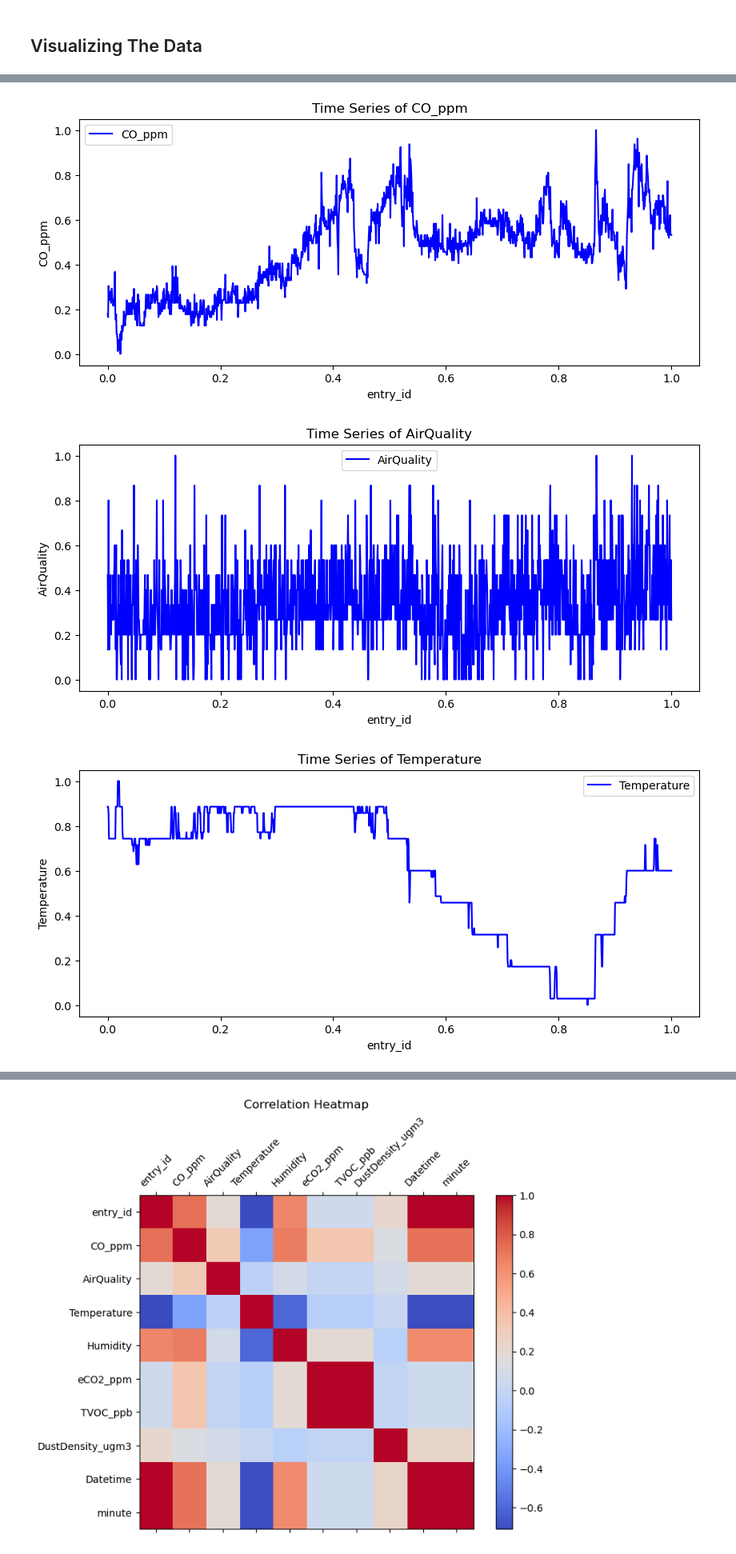
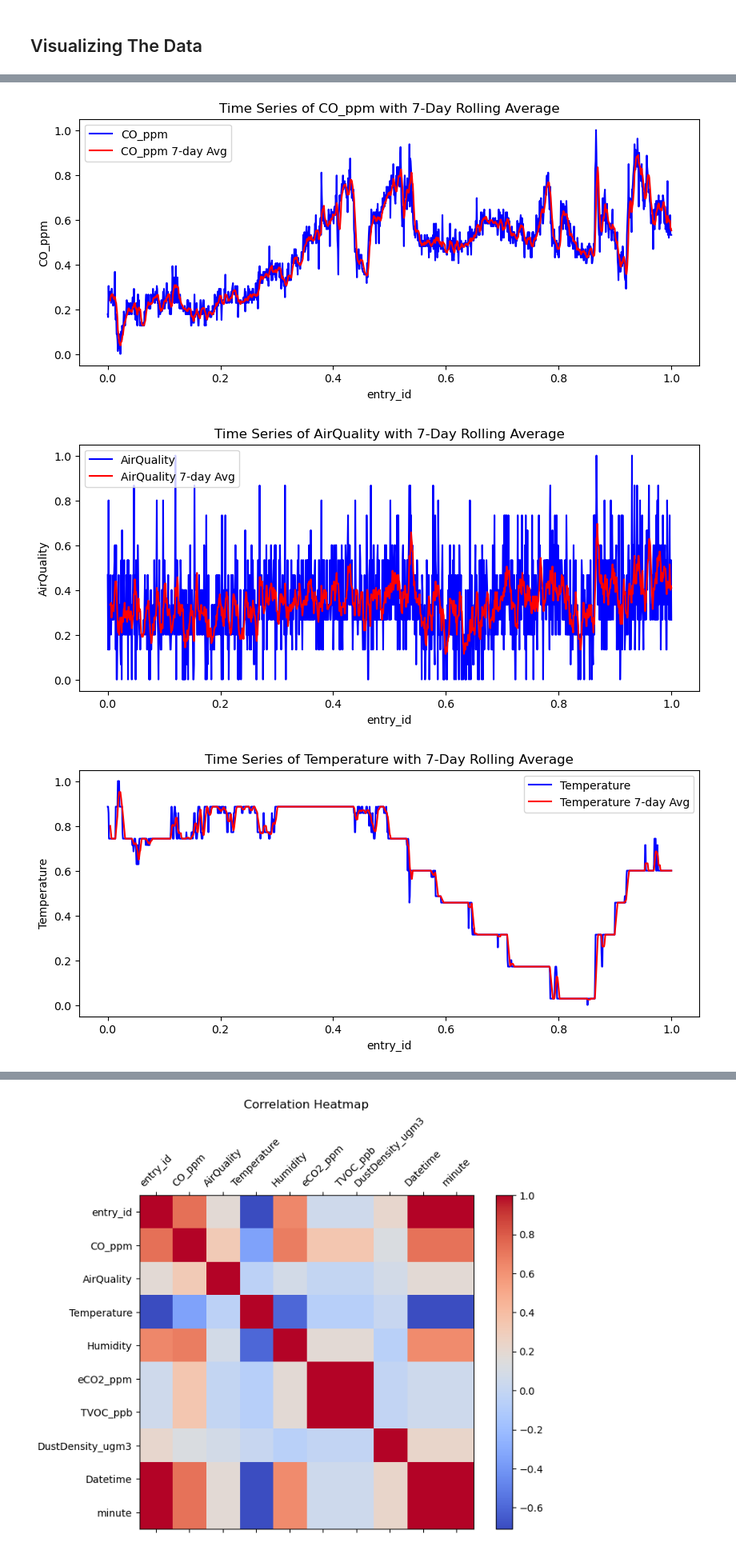
Before and after one commit to zacharyartman/aai530-group1, a Jupyter notebook: main.ipynb, the cells around one changed output, grey strips where cells are left out. Shown at 80% size. Saved outputs shown, nothing was run; the diff lists cells and outputs as text; code cells hidden in the pictures.

Commit message:
use rolling addresses

```diff
--- a/main.ipynb
+++ b/main.ipynb
@@ -171,19 +171,23 @@ df[numerical_columns] = scaler.fit_transform(df[numerical_columns])
 # %% [markdown]
 ## Visualizing The Data
 # %%
+# Using rolling averages
+rolling_window = 7
+
 plt.figure(figsize=(12,6))
 time_col = df.columns[0]
 
-for col in df.columns[1:-2]:  # Skipping the time
+for col in df.columns[1:-2]:
     plt.figure(figsize=(10,4))
-    plt.plot(df[time_col], df[col], label=col, color='b')
+    plt.plot(df[time_col], df[col], label=f'{col}', color='b')
+    plt.plot(df[time_col], df[col].rolling(window=rolling_window).mean(), label=f'{col} {rolling_window}-day Avg', color='r')
     plt.xlabel(time_col)
     plt.ylabel(col)
-    plt.title(f'Time Series of {col}')
+    plt.title(f'Time Series of {col} with {rolling_window}-Day Rolling Average')
     plt.legend()
     plt.show()
 # %% [output]
 <Figure size 1200x600 with 0 Axes>
-[figure, old version]
+[figure, new version]
-[figure, old version]
+[figure, new version]
-[figure, old version]
+[figure, new version]
```
Also changed, not shown: parts of 1 cell of this notebook.
